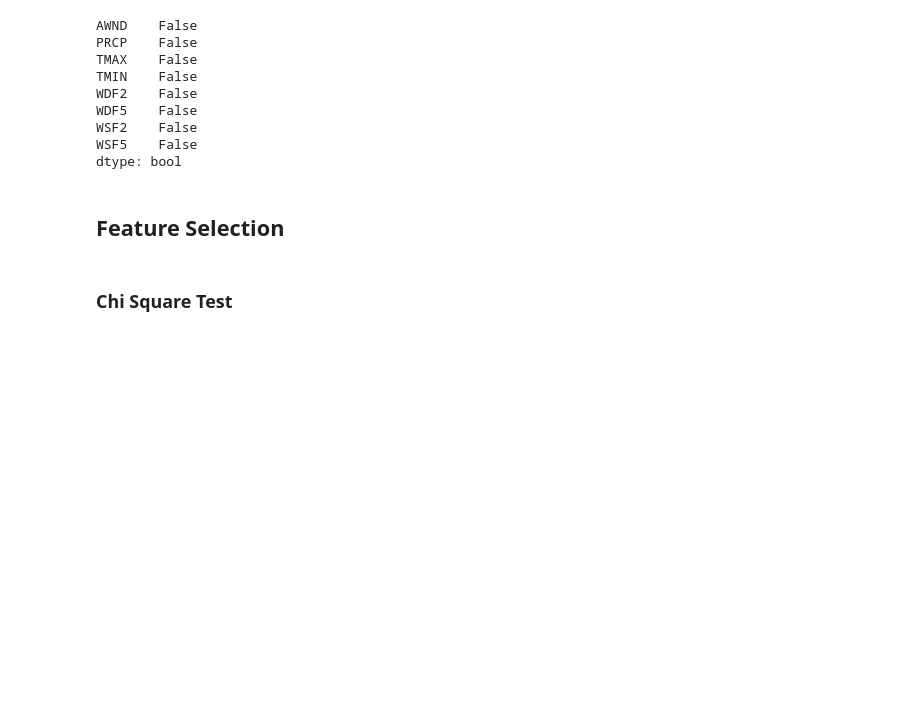
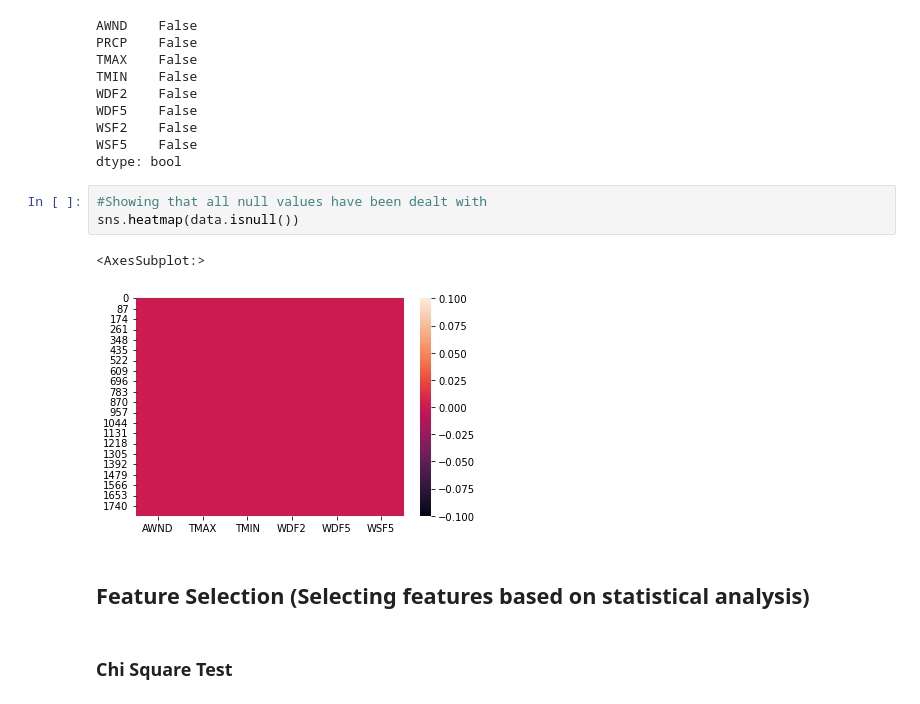
Before and after one commit to SpyzzVVarun/Precipitation-prediction-using-ML, a Jupyter notebook: BasicDIYML_withoutUPSAMPLING.ipynb, the cells around one changed output. Saved outputs shown, nothing was run; the diff lists cells and outputs as text; blank space fills up the shorter version.

```diff
--- a/BasicDIYML_withoutUPSAMPLING.ipynb
+++ b/BasicDIYML_withoutUPSAMPLING.ipynb
@@ -142,8 +142,14 @@ WDF5    False
 WSF2    False
 WSF5    False
 dtype: bool
+# %%
+#Showing that all null values have been dealt with
+sns.heatmap(data.isnull())
+# %% [output]
+<AxesSubplot:>
+[figure, added]
 # %% [markdown]
-## Feature Selection
+## Feature Selection (Selecting features based on statistical analysis)
 # %% [markdown]
 ### Chi Square Test
 # %%
```
Also changed, not shown: parts of 14 cells of this notebook.
